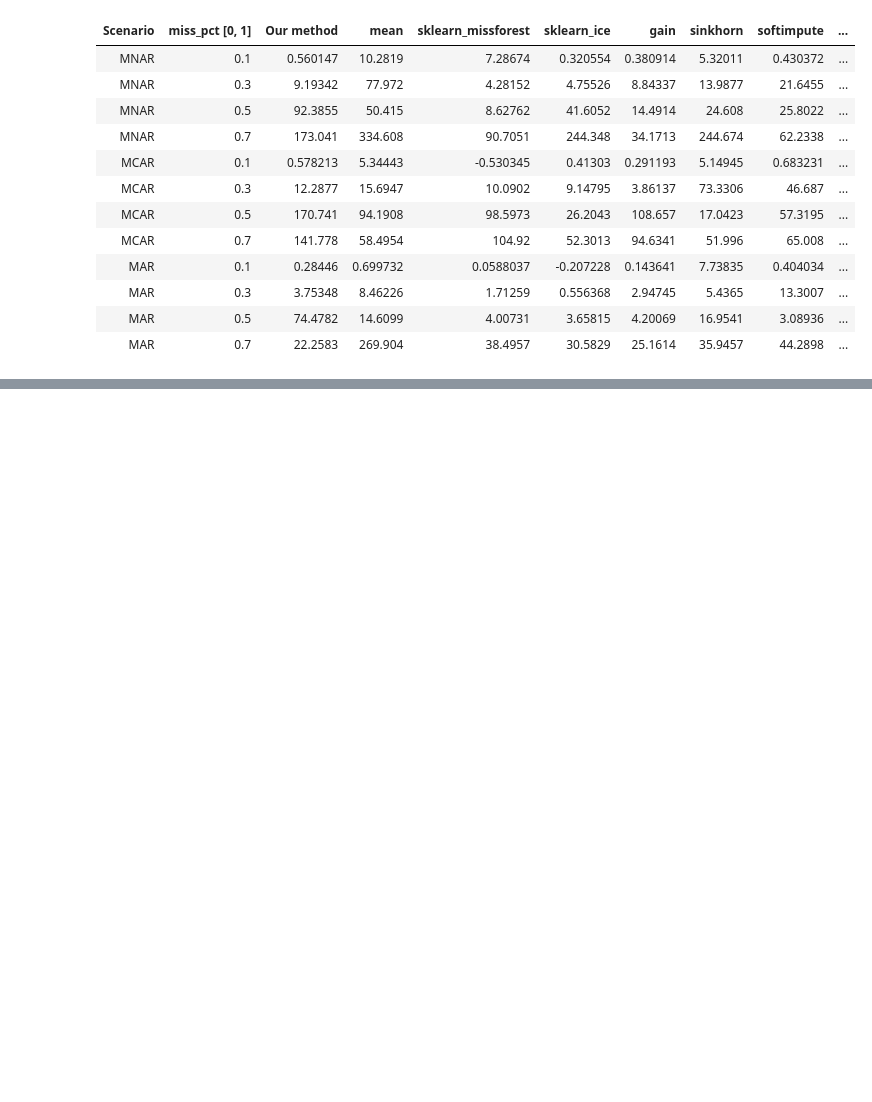
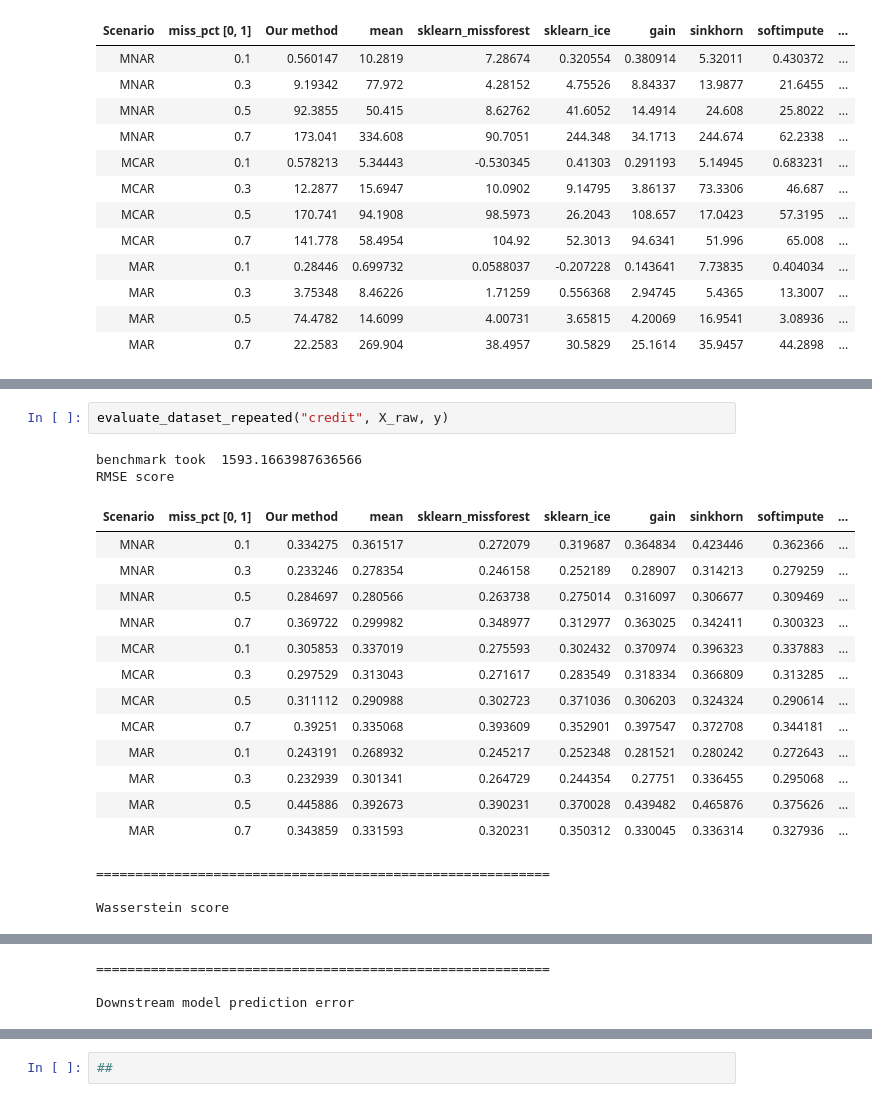
Before and after one commit to vanderschaarlab/hyperimpute, a Jupyter notebook: tutorials/tutorial_02_hyperimpute_example.ipynb, the cells around one changed output, grey strips where cells are left out. Cells and saved outputs as stored; diff of their text form; blank space fills up the shorter version.

```diff
--- a/tutorials/tutorial_02_hyperimpute_example.ipynb
+++ b/tutorials/tutorial_02_hyperimpute_example.ipynb
@@ -1445,0 +1574,21 @@ Downstream model prediction error
+# %%
+evaluate_dataset_repeated("credit", X_raw, y)
+# %% [output]
+benchmark took  1593.1663987636566
+RMSE score
+| Scenario | miss_pct [0, 1] | Our method | mean | sklearn_missforest | sklearn_ice | gain | sinkhorn | softimpute | ... |
+| MNAR | 0.1 | 0.334275 | 0.361517 | 0.272079 | 0.319687 | 0.364834 | 0.423446 | 0.362366 | ... |
+| MNAR | 0.3 | 0.233246 | 0.278354 | 0.246158 | 0.252189 | 0.28907 | 0.314213 | 0.279259 | ... |
+| MNAR | 0.5 | 0.284697 | 0.280566 | 0.263738 | 0.275014 | 0.316097 | 0.306677 | 0.309469 | ... |
+| MNAR | 0.7 | 0.369722 | 0.299982 | 0.348977 | 0.312977 | 0.363025 | 0.342411 | 0.300323 | ... |
+| MCAR | 0.1 | 0.305853 | 0.337019 | 0.275593 | 0.302432 | 0.370974 | 0.396323 | 0.337883 | ... |
+| MCAR | 0.3 | 0.297529 | 0.313043 | 0.271617 | 0.283549 | 0.318334 | 0.366809 | 0.313285 | ... |
+| MCAR | 0.5 | 0.311112 | 0.290988 | 0.302723 | 0.371036 | 0.306203 | 0.324324 | 0.290614 | ... |
+| MCAR | 0.7 | 0.39251 | 0.335068 | 0.393609 | 0.352901 | 0.397547 | 0.372708 | 0.344181 | ... |
+| MAR | 0.1 | 0.243191 | 0.268932 | 0.245217 | 0.252348 | 0.281521 | 0.280242 | 0.272643 | ... |
+| MAR | 0.3 | 0.232939 | 0.301341 | 0.264729 | 0.244354 | 0.27751 | 0.336455 | 0.295068 | ... |
+| MAR | 0.5 | 0.445886 | 0.392673 | 0.390231 | 0.370028 | 0.439482 | 0.465876 | 0.375626 | ... |
+| MAR | 0.7 | 0.343859 | 0.331593 | 0.320231 | 0.350312 | 0.330045 | 0.336314 | 0.327936 | ... |
+==========================================================
+
+Wasserstein score
@@ -1445,0 +1608,3 @@ Downstream model prediction error
+==========================================================
+
+Downstream model prediction error
@@ -1445,0 +1624,2 @@ Downstream model prediction error
+# %%
+##
```
Also changed, not shown: parts of 9 cells of this notebook.
